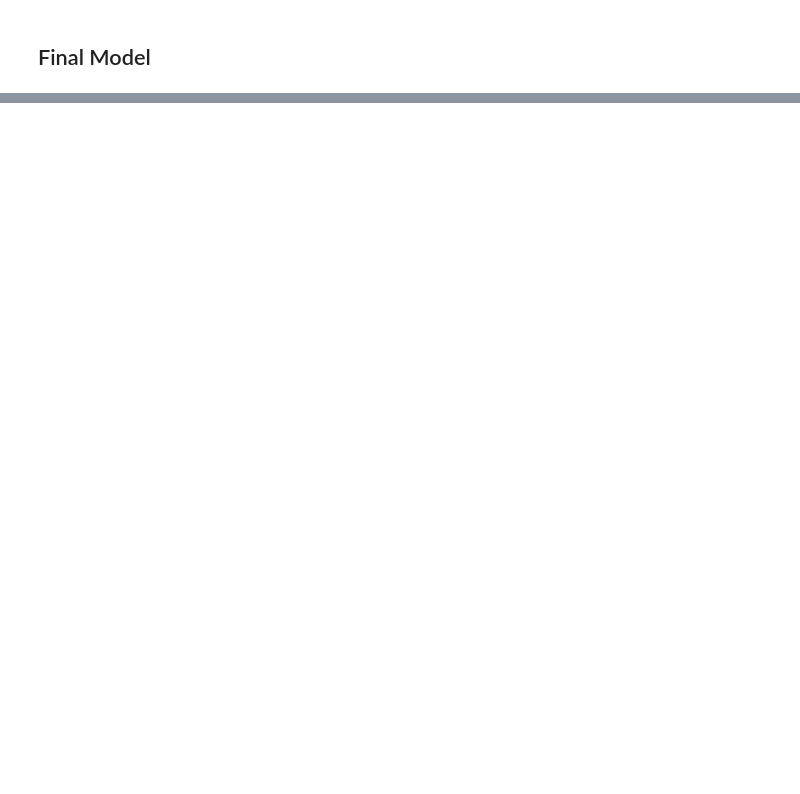
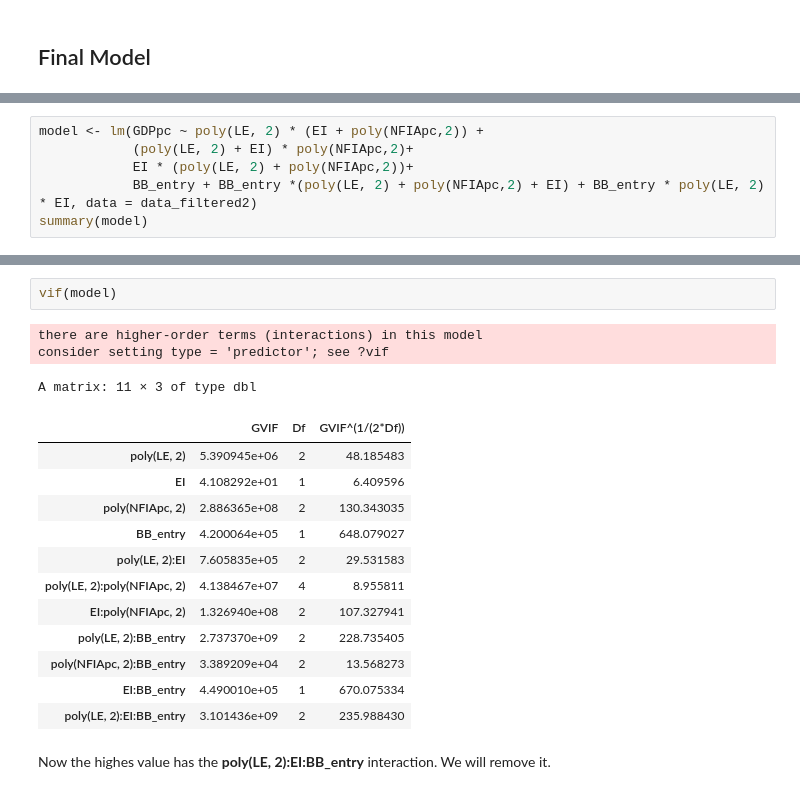
Before and after one commit to nickobard/eurostat-datasets-analysis, a Jupyter notebook: sem-3/semestral-work.ipynb, the cells around one changed output, grey strips where cells are left out. Drawn from its saved outputs; the diff is of its cells as text; blank space fills up the shorter version.

```diff
--- a/sem-3/semestral-work.ipynb
+++ b/sem-3/semestral-work.ipynb
@@ -915,0 +1011,6 @@ We fail to reject the hypotheses that the variance is constant.
+# %%
+model <- lm(GDPpc ~ poly(LE, 2) * (EI + poly(NFIApc,2)) +
+            (poly(LE, 2) + EI) * poly(NFIApc,2)+
+            EI * (poly(LE, 2) + poly(NFIApc,2))+
+            BB_entry + BB_entry *(poly(LE, 2) + poly(NFIApc,2) + EI) + BB_entry * poly(LE, 2) * EI, data = data_filtered2)
+summary(model)
@@ -915,0 +1035,20 @@ We fail to reject the hypotheses that the variance is constant.
+# %%
+vif(model)
+# %% [output]
+there are higher-order terms (interactions) in this model
+consider setting type = 'predictor'; see ?vif
+A matrix: 11 × 3 of type dbl
+|  | GVIF | Df | GVIF^(1/(2*Df)) |
+| poly(LE, 2) | 5.390945e+06 | 2 | 48.185483 |
+| EI | 4.108292e+01 | 1 | 6.409596 |
+| poly(NFIApc, 2) | 2.886365e+08 | 2 | 130.343035 |
+| BB_entry | 4.200064e+05 | 1 | 648.079027 |
+| poly(LE, 2):EI | 7.605835e+05 | 2 | 29.531583 |
+| poly(LE, 2):poly(NFIApc, 2) | 4.138467e+07 | 4 | 8.955811 |
+| EI:poly(NFIApc, 2) | 1.326940e+08 | 2 | 107.327941 |
+| poly(LE, 2):BB_entry | 2.737370e+09 | 2 | 228.735405 |
+| poly(NFIApc, 2):BB_entry | 3.389209e+04 | 2 | 13.568273 |
+| EI:BB_entry | 4.490010e+05 | 1 | 670.075334 |
+| poly(LE, 2):EI:BB_entry | 3.101436e+09 | 2 | 235.988430 |
+# %% [markdown]
+Now the highes value has the **poly(LE, 2):EI:BB_entry** interaction. We will remove it.
```
Also changed, not shown: parts of 11 cells of this notebook.
